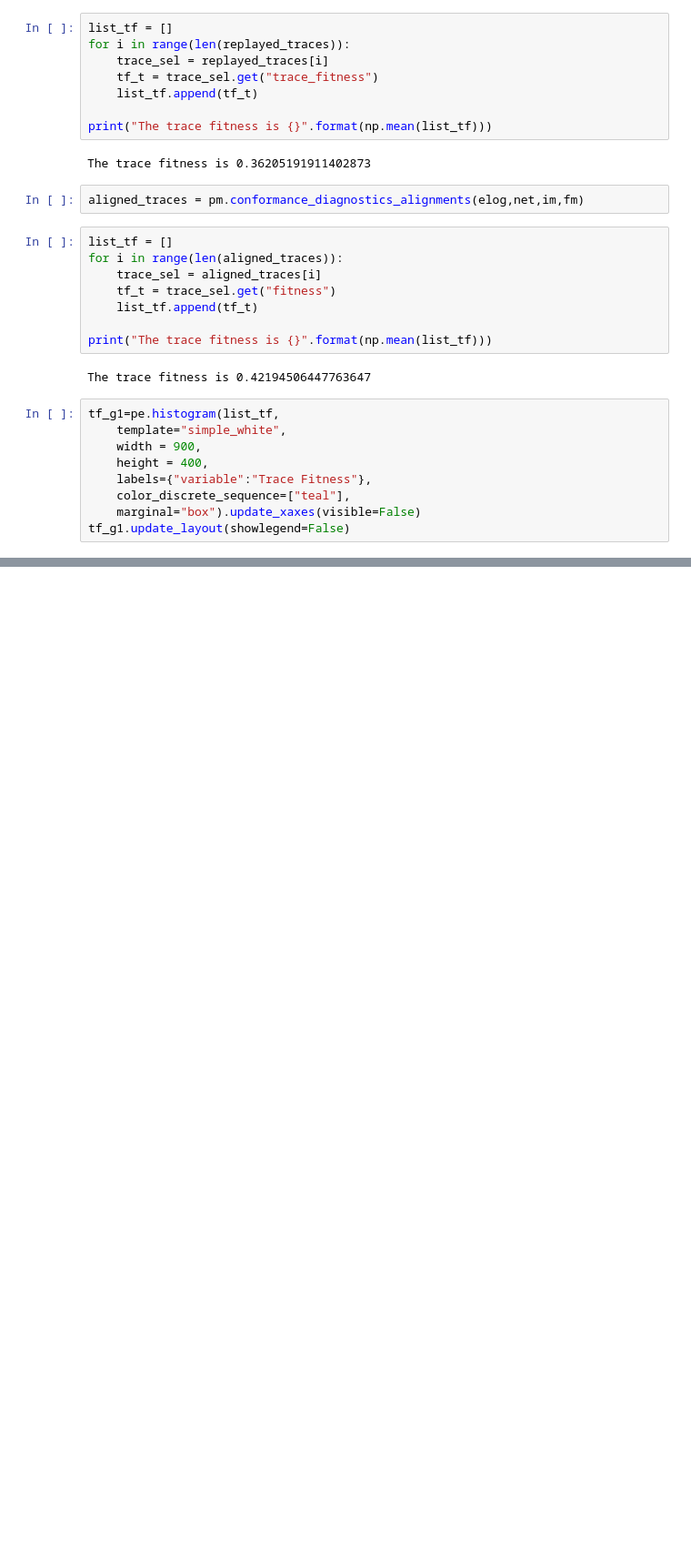
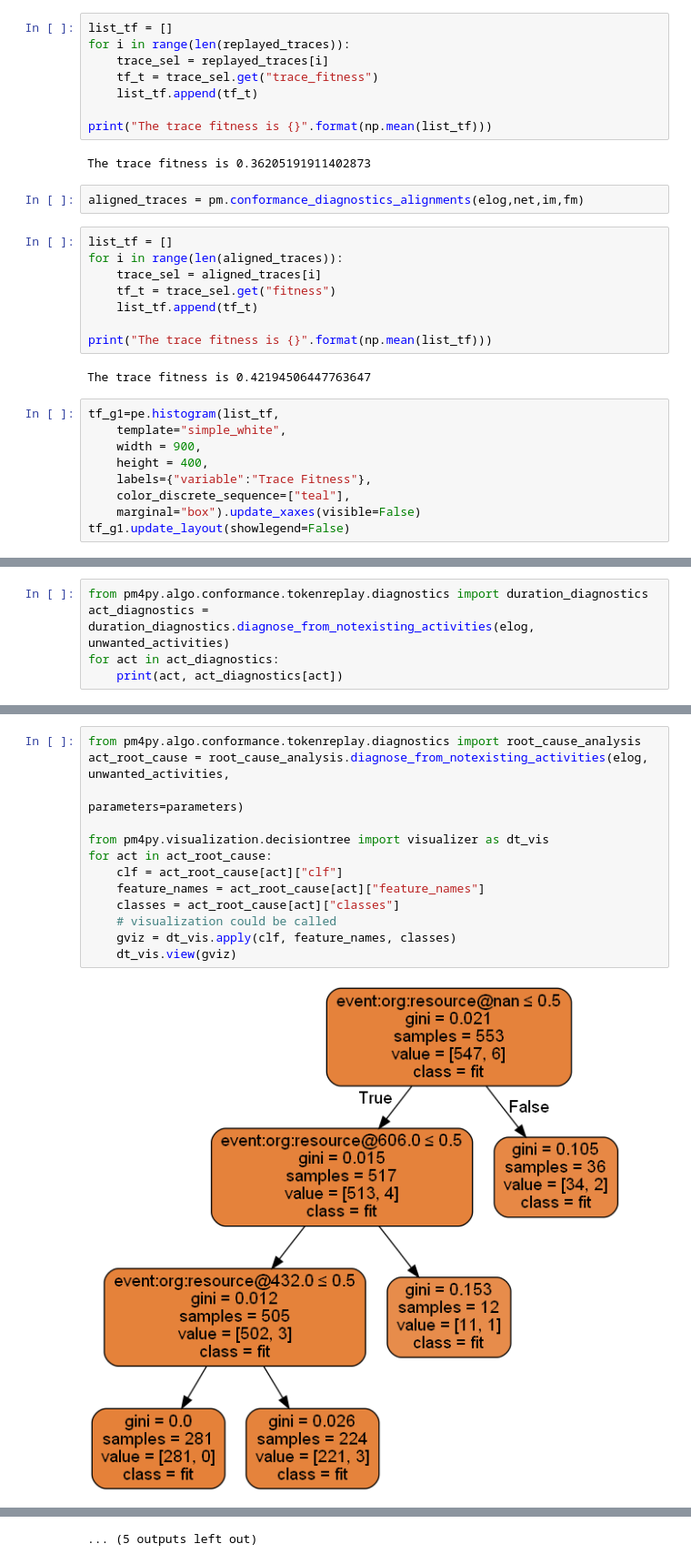
Before and after one commit to pmmc92/Plataforma_Path, a Jupyter notebook: base.ipynb, the cells around one changed output, grey strips where cells are left out. Shown at 91% size. Cells and saved outputs as stored; diff of their text form; blank space fills up the shorter version.

```diff
--- a/base.ipynb
+++ b/base.ipynb
@@ -1074,0 +1102,5 @@ for trans in trans_diagnostics:
+# %%
+from pm4py.algo.conformance.tokenreplay.diagnostics import duration_diagnostics
+act_diagnostics = duration_diagnostics.diagnose_from_notexisting_activities(elog, unwanted_activities)
+for act in act_diagnostics:
+    print(act, act_diagnostics[act])
@@ -1074,0 +1150,15 @@ for trans in trans_diagnostics:
+# %%
+from pm4py.algo.conformance.tokenreplay.diagnostics import root_cause_analysis
+act_root_cause = root_cause_analysis.diagnose_from_notexisting_activities(elog, unwanted_activities,
+                                                                          parameters=parameters)
+
+from pm4py.visualization.decisiontree import visualizer as dt_vis
+for act in act_root_cause:
+    clf = act_root_cause[act]["clf"]
+    feature_names = act_root_cause[act]["feature_names"]
+    classes = act_root_cause[act]["classes"]
+    # visualization could be called
+    gviz = dt_vis.apply(clf, feature_names, classes)
+    dt_vis.view(gviz)
+# %% [output]
+[figure, added]
@@ -1074,0 +1176 @@ for trans in trans_diagnostics:
+... (5 outputs left out)
```
Also changed, not shown: parts of 17 cells of this notebook, 2 other files.
